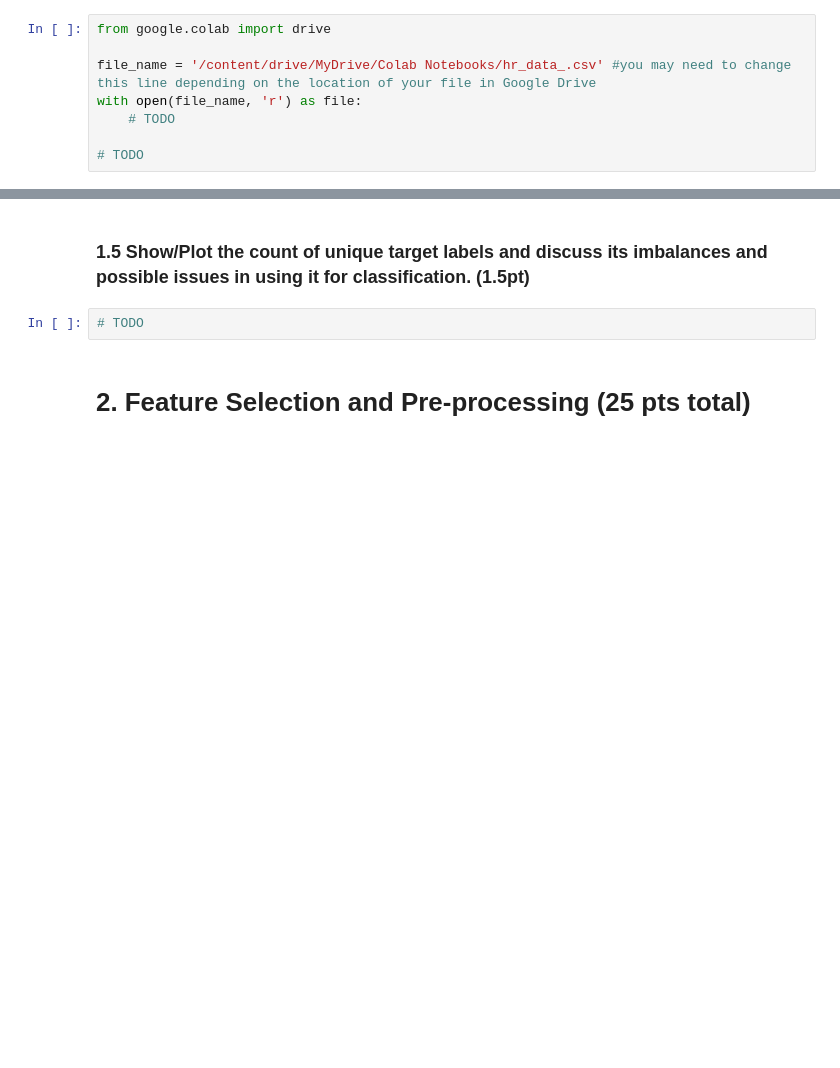
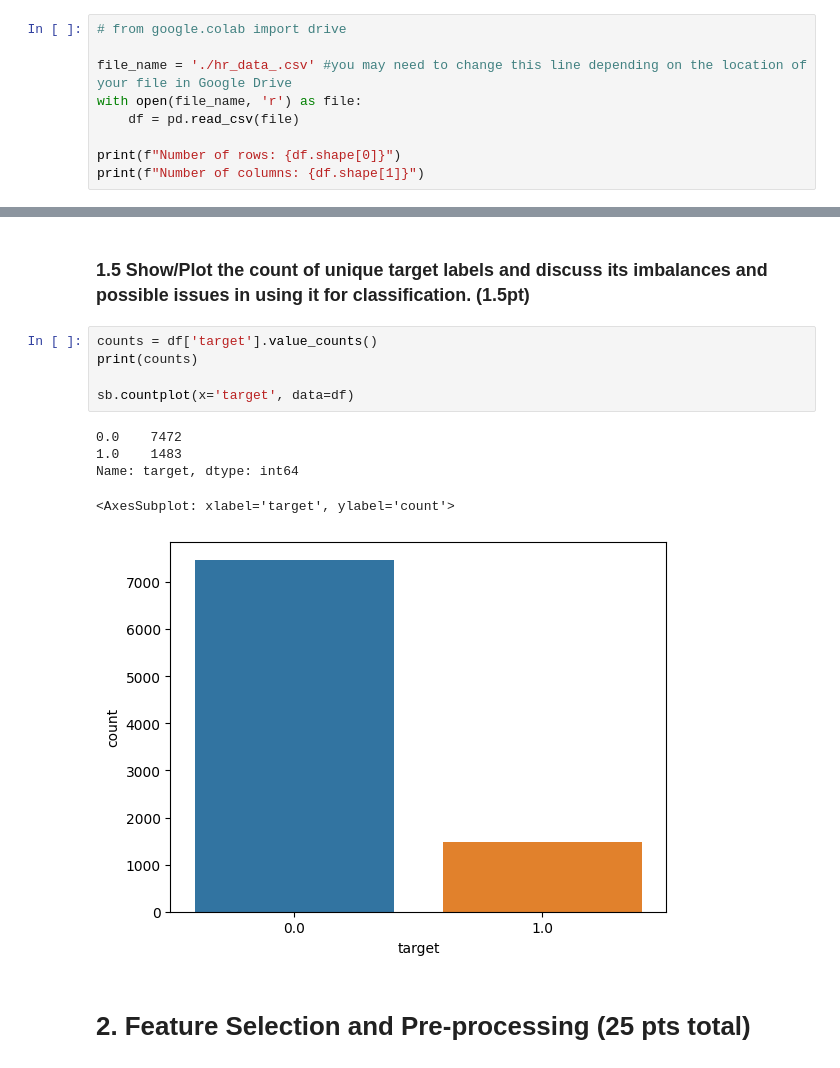
Before and after one commit to david-ryder/ML-Homework-2, a Jupyter notebook: A2_DecisionTree_RandomForest_Boosting_23Spring-1.ipynb, the cells around one changed output, grey strips where cells are left out. Cells and saved outputs as stored; diff of their text form; blank space fills up the shorter version.

```diff
--- a/A2_DecisionTree_RandomForest_Boosting_23Spring-1.ipynb
+++ b/A2_DecisionTree_RandomForest_Boosting_23Spring-1.ipynb
@@ -9,10 +13,11 @@
 # %% [markdown]
 ### 1.2 Upload the dataset to your Google Drive, then using the following code, import the data to a pandas dataframe and show the count of rows and columns (0.5pt)
 # %%
-from google.colab import drive
+# from google.colab import drive
 
-file_name = '/content/drive/MyDrive/Colab Notebooks/hr_data_.csv' #you may need to change this line depending on the location of your file in Google Drive
+file_name = './hr_data_.csv' #you may need to change this line depending on the location of your file in Google Drive
 with open(file_name, 'r') as file:
-    # TODO
+    df = pd.read_csv(file)
 
-# TODO
+print(f"Number of rows: {df.shape[0]}")
+print(f"Number of columns: {df.shape[1]}")
@@ -27,7 +65,16 @@ with open(file_name, 'r') as file:
 # %% [markdown]
 ### 1.5 Show/Plot the count of unique target labels and discuss its imbalances and possible issues in using it for classification. (1.5pt)
-# %%
-# TODO
+# %%
+counts = df['target'].value_counts()
+print(counts)
+
+sb.countplot(x='target', data=df)
+# %% [output]
+0.0    7472
+1.0    1483
+Name: target, dtype: int64
+<AxesSubplot: xlabel='target', ylabel='count'>
+[figure, added]
 # %% [markdown]
 # 2. Feature Selection and Pre-processing (25 pts total)
 # %% [markdown]
```
Also changed, not shown: parts of 47 cells of this notebook.
